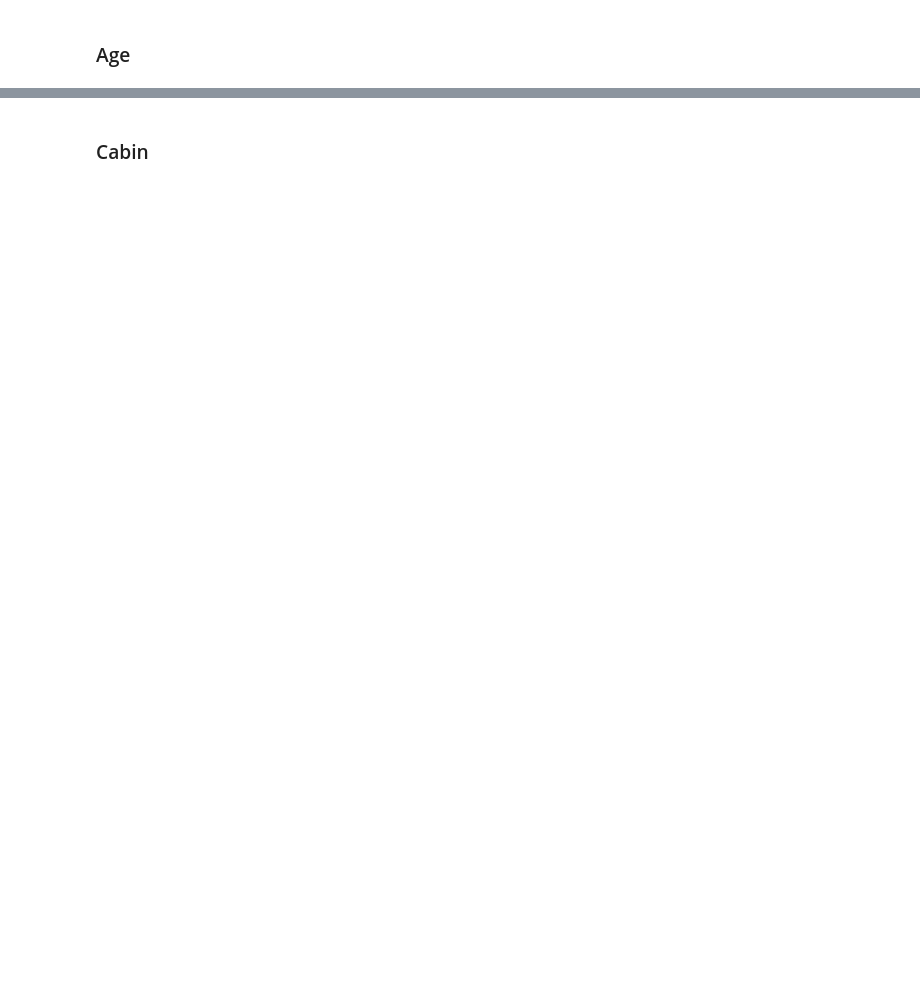
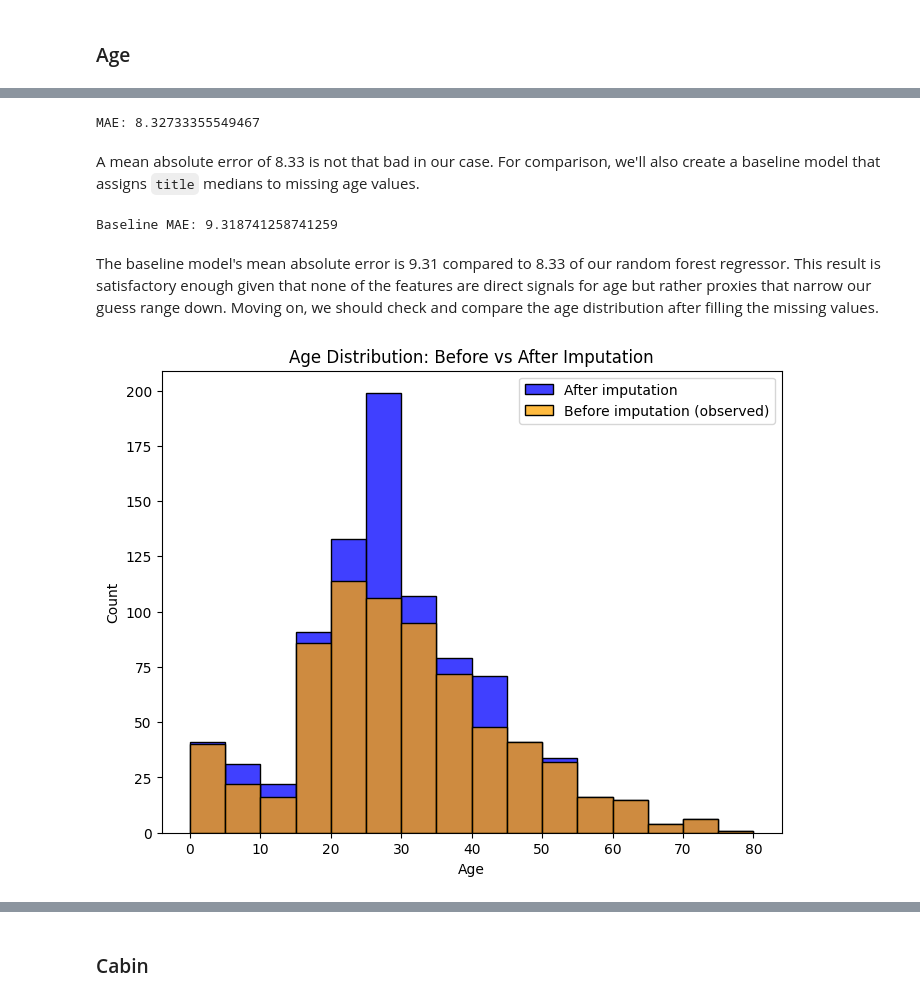
Before and after one commit to dunarand/Kaggle-Titanic-Competition, a Jupyter notebook: notebooks/2 - Data Wrangling.ipynb, the cells around one changed output, grey strips where cells are left out. Cells and saved outputs as stored; diff of their text form; code cells hidden in the pictures; blank space fills up the shorter version.

```diff
--- a/notebooks/2 - Data Wrangling.ipynb
+++ b/notebooks/2 - Data Wrangling.ipynb
@@ -617,4 +840,0 @@ girls or young women.
-# %%
-mask = (df.title == "Miss.") & (df.parch > 0)
-young_girl_median = df.loc[mask, "age"].median()
-df.loc[mask & (df.age.isna()), "age"] = young_girl_median
@@ -654,0 +893,10 @@ our scope, though.
+# %%
+preprocess = ColumnTransformer(
+    [
+        ("cat", OneHotEncoder(handle_unknown="ignore"), categorical),
+        ("num", "passthrough", numeric),
+    ]
+)
+model = RandomForestRegressor(random_state=40, n_jobs=-1)
+pipe = Pipeline([("preprocess", preprocess), ("model", model)])
+pipe.fit(X_train, y_train)
@@ -654,0 +912,59 @@ our scope, though.
+# %%
+y_pred = pipe.predict(X_test)
+
+print(f"MAE: {mean_absolute_error(y_test, y_pred)}")
+# %% [output]
+MAE: 8.32733355549467
+# %% [markdown]
+A mean absolute error of 8.33 is not that bad in our case. For comparison,
+we'll also create a baseline model that assigns `title` medians to missing age
+values.
+# %%
+title_medians = data.groupby("title")["age"].median()
+y_pred_baseline = X_test["title"].map(title_medians)
+y_pred_baseline = y_pred_baseline.fillna(y_train.median())
+print(f"Baseline MAE: {mean_absolute_error(y_test, y_pred_baseline)}")
+# %% [output]
+Baseline MAE: 9.318741258741259
+# %% [markdown]
+The baseline model's mean absolute error is 9.31 compared to 8.33 of our
+random forest regressor. This result is satisfactory enough given that none of
+the features are direct signals for age but rather proxies that narrow our
+guess range down. Moving on, we should check and compare the age distribution
+after filling the missing values.
+# %%
+pipe.fit(X, y)
+
+missing = df[df.age.isna()][["title", "sex", "pclass", "sibsp", "parch"]]
+
+df.loc[df.age.isna(), "age"] = pipe.predict(missing)
+# %%
+plt.figure(figsize=(8, 6))
+
+bins = np.arange(0, 85, 5)
+
+sns.histplot(
+    data=df,
+    x="age",
+    bins=bins,
+    color="blue",
+    alpha=0.75,
+    label="After imputation",
+)
+
+sns.histplot(
+    data=df.loc[df.age_was_missing == 0],
+    x="age",
+    bins=bins,
+    color="orange",
+    alpha=0.75,
+    label="Before imputation (observed)",
+)
+
+plt.xlabel("Age")
+plt.ylabel("Count")
+plt.title("Age Distribution: Before vs After Imputation")
+plt.legend()
+plt.show()
+# %% [output]
+[figure, added]
```
Also changed, not shown: parts of 69 cells of this notebook, 2 other files.
